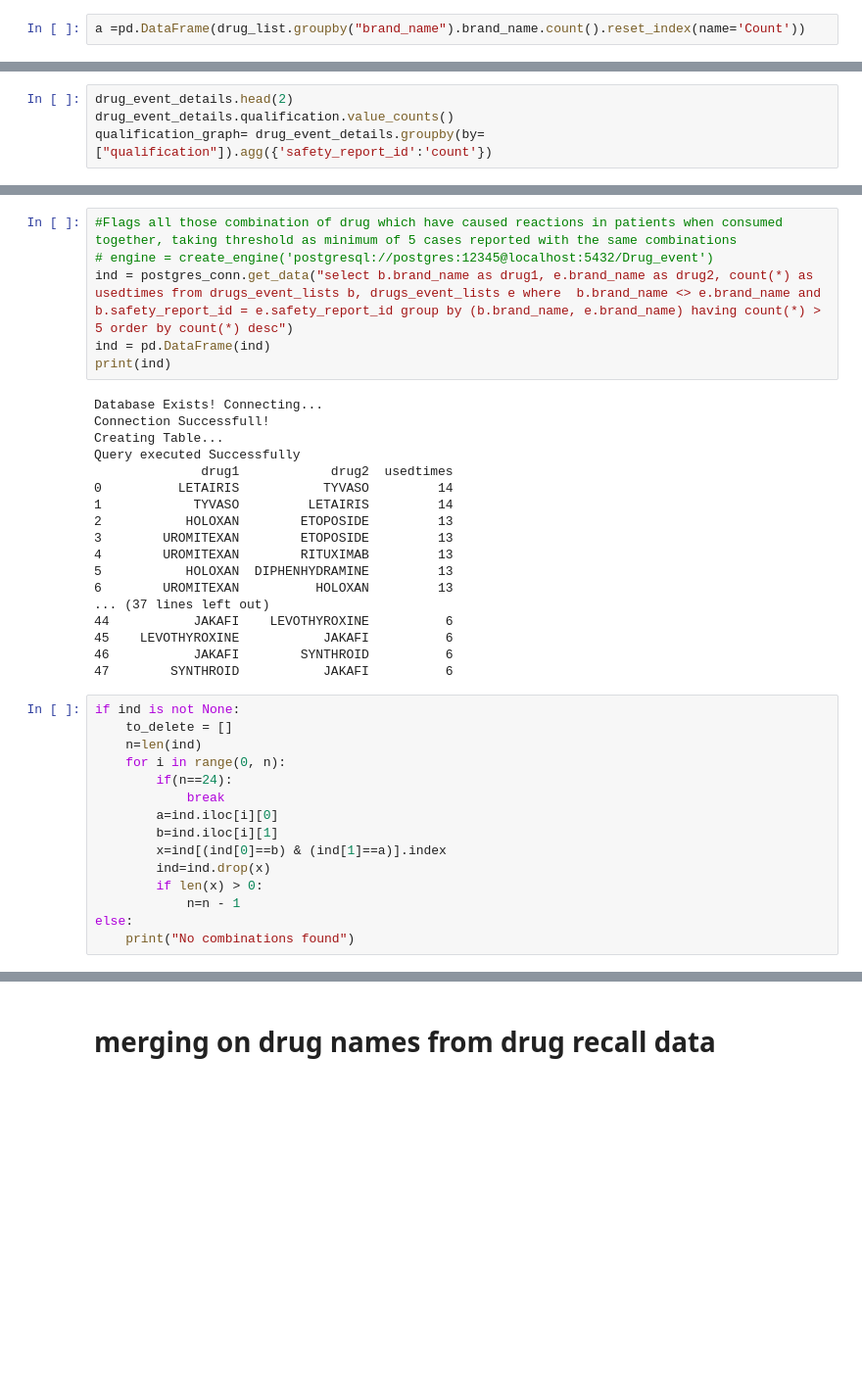
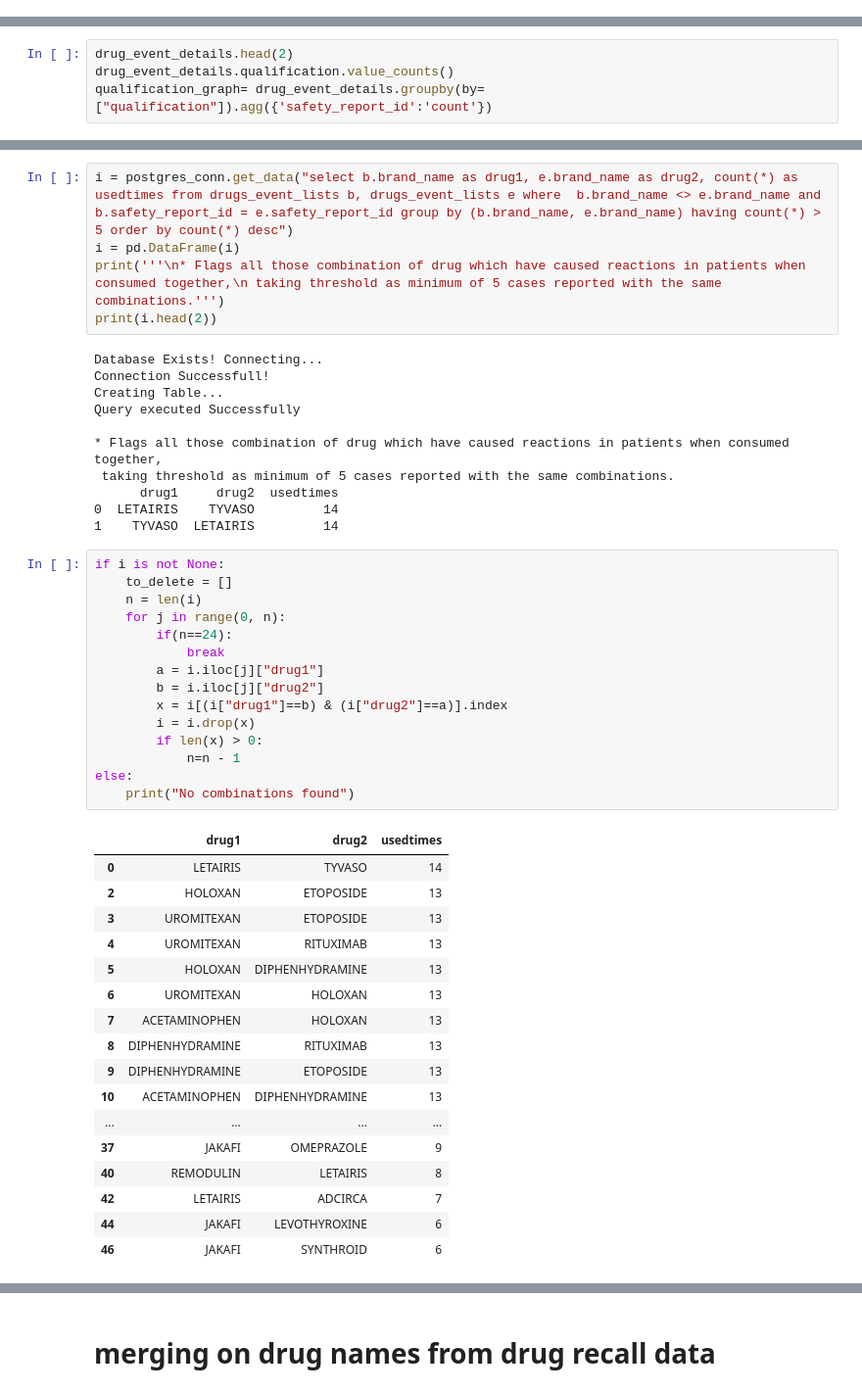
Before and after one commit to PrithviMD/DRUG, a Jupyter notebook: Drug_Events.ipynb, the cells around one changed output, grey strips where cells are left out. Shown at 98% size. Saved outputs shown, nothing was run; the diff lists cells and outputs as text; blank space fills up the shorter version.

```diff
--- a/Drug_Events.ipynb
+++ b/Drug_Events.ipynb
@@ -192,2 +207,0 @@ len(drug_list)
-# %%
-a =pd.DataFrame(drug_list.groupby("brand_name").brand_name.count().reset_index(name='Count'))
@@ -256,42 +257,52 @@ go.Figure(go.Bar(x = qualification_graph.index,
 # %% [output]
 [interactive output not drawn]
 # %%
-#Flags all those combination of drug which have caused reactions in patients when consumed together, taking threshold as minimum of 5 cases reported with the same combinations
-# engine = create_engine('postgresql://postgres:12345@localhost:5432/Drug_event')
-ind = postgres_conn.get_data("select b.brand_name as drug1, e.brand_name as drug2, count(*) as usedtimes from drugs_event_lists b, drugs_event_lists e where  b.brand_name <> e.brand_name and b.safety_report_id = e.safety_report_id group by (b.brand_name, e.brand_name) having count(*) > 5 order by count(*) desc")
-ind = pd.DataFrame(ind)
-print(ind)
+i = postgres_conn.get_data("select b.brand_name as drug1, e.brand_name as drug2, count(*) as usedtimes from drugs_event_lists b, drugs_event_lists e where  b.brand_name <> e.brand_name and b.safety_report_id = e.safety_report_id group by (b.brand_name, e.brand_name) having count(*) > 5 order by count(*) desc")
+i = pd.DataFrame(i)
+print('''\n* Flags all those combination of drug which have caused reactions in patients when consumed together,\n taking threshold as minimum of 5 cases reported with the same combinations.''')
+print(i.head(2))
 # %% [output]
 Database Exists! Connecting...
 Connection Successfull!
 Creating Table...
 Query executed Successfully
-              drug1            drug2  usedtimes
-0          LETAIRIS           TYVASO         14
-1            TYVASO         LETAIRIS         14
-2           HOLOXAN        ETOPOSIDE         13
-3        UROMITEXAN        ETOPOSIDE         13
-4        UROMITEXAN        RITUXIMAB         13
-5           HOLOXAN  DIPHENHYDRAMINE         13
-6        UROMITEXAN          HOLOXAN         13
-... (37 lines left out)
-44           JAKAFI    LEVOTHYROXINE          6
-45    LEVOTHYROXINE           JAKAFI          6
-46           JAKAFI        SYNTHROID          6
-47        SYNTHROID           JAKAFI          6
+
+* Flags all those combination of drug which have caused reactions in patients when consumed together,
+ taking threshold as minimum of 5 cases reported with the same combinations.
+      drug1     drug2  usedtimes
+0  LETAIRIS    TYVASO         14
+1    TYVASO  LETAIRIS         14
 # %%
-if ind is not None:
+if i is not None:
     to_delete = []
-    n=len(ind)
-    for i in range(0, n):
+    n = len(i)
+    for j in range(0, n):
         if(n==24):
             break
-        a=ind.iloc[i][0]
-        b=ind.iloc[i][1]
-        x=ind[(ind[0]==b) & (ind[1]==a)].index
-        ind=ind.drop(x)
+        a = i.iloc[j]["drug1"]
+        b = i.iloc[j]["drug2"]
+        x = i[(i["drug1"]==b) & (i["drug2"]==a)].index
+        i = i.drop(x)
         if len(x) > 0:
             n=n - 1
 else:
     print("No combinations found")
+# %% [output]
+|  | drug1 | drug2 | usedtimes |
+| 0 | LETAIRIS | TYVASO | 14 |
+| 2 | HOLOXAN | ETOPOSIDE | 13 |
+| 3 | UROMITEXAN | ETOPOSIDE | 13 |
+| 4 | UROMITEXAN | RITUXIMAB | 13 |
+| 5 | HOLOXAN | DIPHENHYDRAMINE | 13 |
+| 6 | UROMITEXAN | HOLOXAN | 13 |
+| 7 | ACETAMINOPHEN | HOLOXAN | 13 |
+| 8 | DIPHENHYDRAMINE | RITUXIMAB | 13 |
+| 9 | DIPHENHYDRAMINE | ETOPOSIDE | 13 |
+| 10 | ACETAMINOPHEN | DIPHENHYDRAMINE | 13 |
+| ... | ... | ... | ... |
+| 37 | JAKAFI | OMEPRAZOLE | 9 |
+| 40 | REMODULIN | LETAIRIS | 8 |
+| 42 | LETAIRIS | ADCIRCA | 7 |
+| 44 | JAKAFI | LEVOTHYROXINE | 6 |
+| 46 | JAKAFI | SYNTHROID | 6 |
 # %%
```
Also changed, not shown: parts of 34 cells of this notebook.
